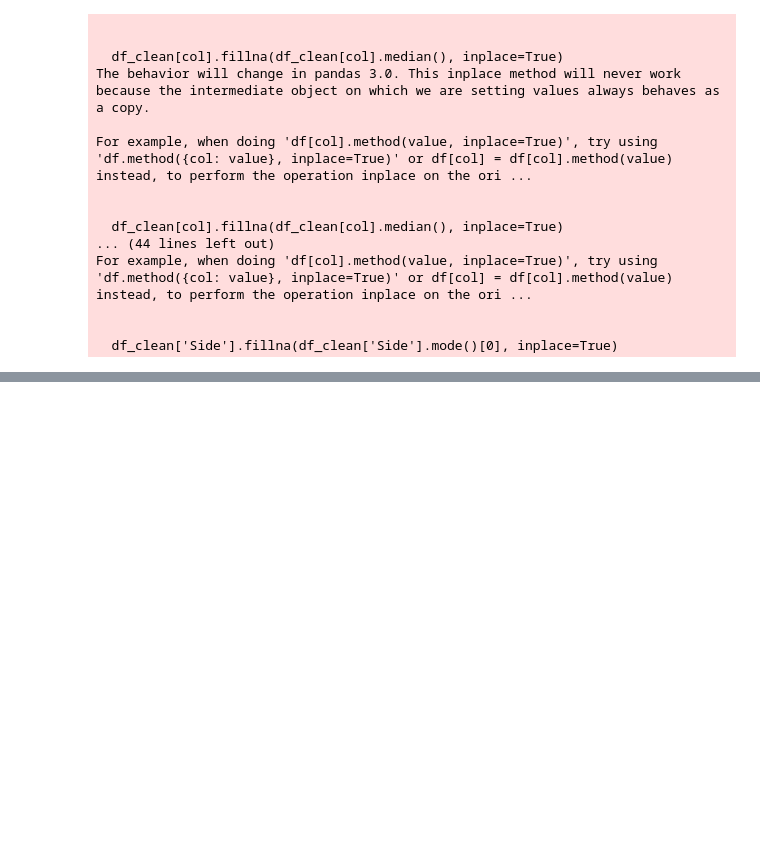
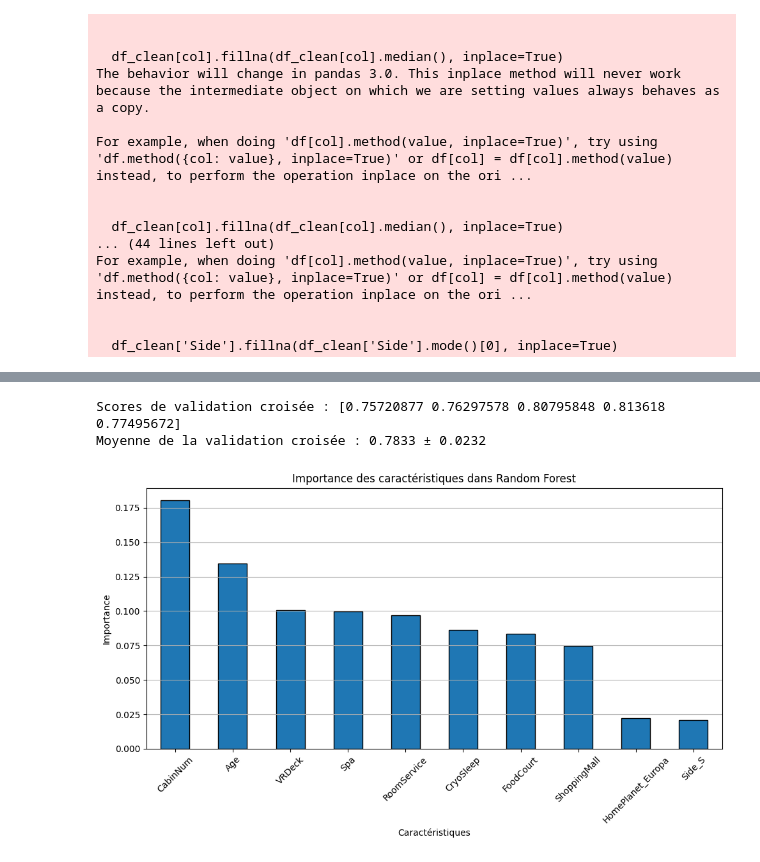
Before and after one commit to larabiislem/Spaceship-Titanic, a Jupyter notebook: Spaceship Titanic.ipynb, the cells around one changed output, grey strips where cells are left out. Drawn from its saved outputs; the diff is of its cells as text; code cells hidden in the pictures; blank space fills up the shorter version.

```diff
--- a/Spaceship Titanic.ipynb
+++ b/Spaceship Titanic.ipynb
@@ -188,3 +188,18 @@ For example, when doing 'df[col].method(value, inplace=True)', try using 'df.met
 
 
   df_clean['Side'].fillna(df_clean['Side'].mode()[0], inplace=True)
+# %%
+X = df_clean.drop('Transported', axis=1)
+y = df_clean['Transported'].astype(int)  # Convertir bool en 0/1 pour compatibilité
+
+X_train, X_test, y_train, y_test = train_test_split(X, y, test_size=0.2, random_state=42)
+
+
+rf_model = RandomForestClassifier(
+    n_estimators=100,
+    random_state=42
+)
+rf_model.fit(X_train, y_train)
+
+
+y_pred = rf_model.predict(X_test)
@@ -190,0 +224,21 @@ For example, when doing 'df[col].method(value, inplace=True)', try using 'df.met
+# %%
+
+cv_scores = cross_val_score(rf_model, X, y, cv=5, scoring='accuracy')
+print(f"\nScores de validation croisée : {cv_scores}")
+print(f"Moyenne de la validation croisée : {cv_scores.mean():.4f} ± {cv_scores.std():.4f}")
+
+
+plt.figure(figsize=(10, 6))
+feature_importance = pd.Series(rf_model.feature_importances_, index=X.columns).sort_values(ascending=False)
+feature_importance[:10].plot(kind='bar', edgecolor='black')
+plt.title("Importance des caractéristiques dans Random Forest")
+plt.xlabel('Caractéristiques')
+plt.ylabel('Importance')
+plt.grid(True, axis='y')
+plt.xticks(rotation=45)
+plt.tight_layout()
+plt.show()
+# %% [output]
+Scores de validation croisée : [0.75720877 0.76297578 0.80795848 0.813618   0.77495672]
+Moyenne de la validation croisée : 0.7833 ± 0.0232
+[figure, added]
```
Also changed, not shown: parts of 2 cells of this notebook, 1 other file.
